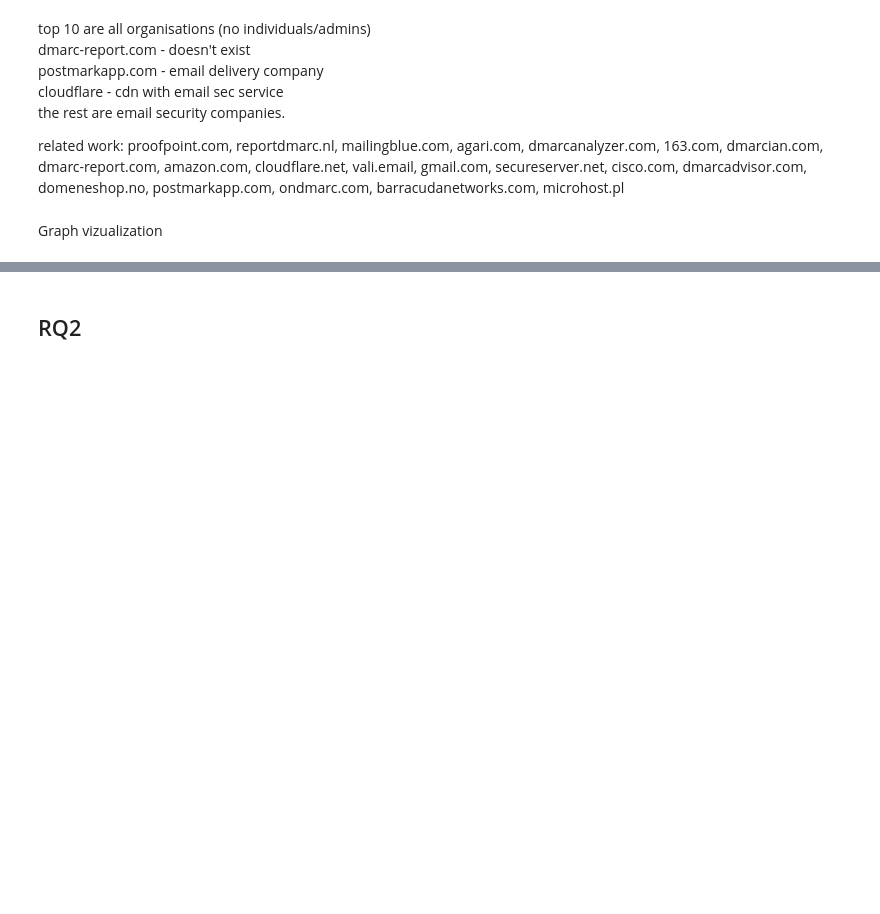
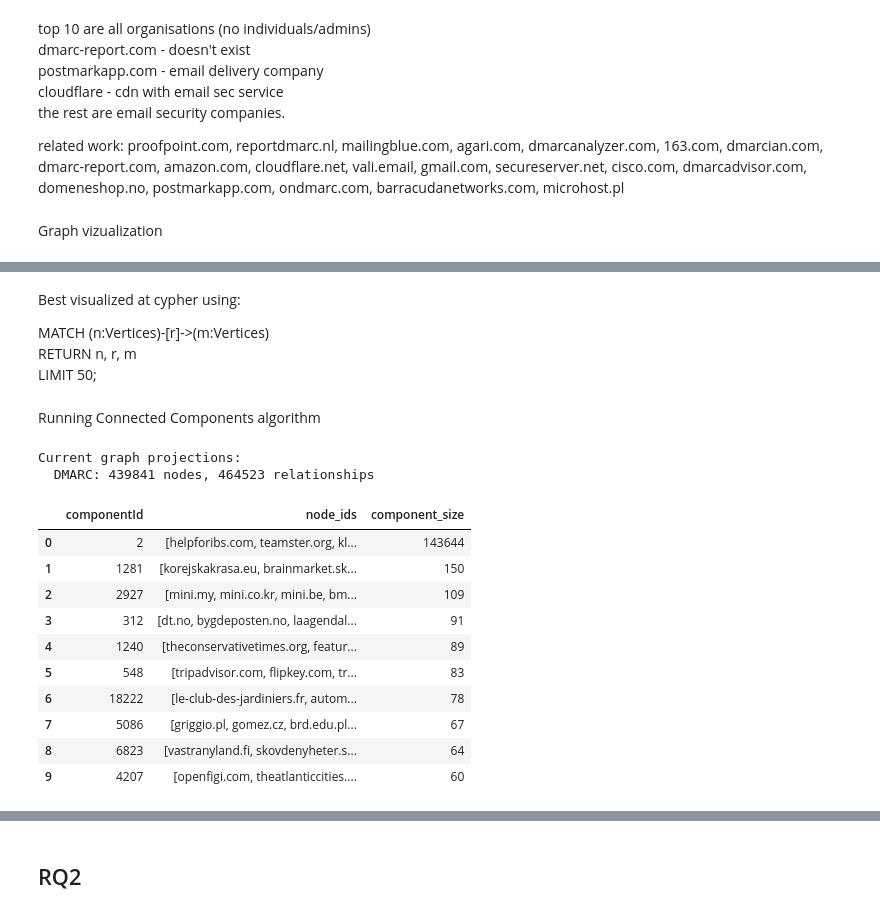
Before and after one commit to internettransparency/dmarc-cctld-research, a Jupyter notebook: notebooks/process-results.ipynb, the cells around one changed output, grey strips where cells are left out. Saved outputs shown, nothing was run; the diff lists cells and outputs as text; code cells hidden in the pictures; blank space fills up the shorter version.

```diff
--- a/notebooks/process-results.ipynb
+++ b/notebooks/process-results.ipynb
@@ -126,0 +245,60 @@ Driver closed successfully.
+# %% [markdown]
+Best visualized at cypher using:
+
+MATCH (n:Vertices)-[r]->(m:Vertices)
+RETURN n, r, m
+LIMIT 50;
+# %% [markdown]
+Running Connected Components algorithm
+# %%
+with Neo4jConnection(URI, "neo4j", NEO4J_PASSWD) as conn:
+    current_graphs = conn.query("""
+        CALL gds.graph.list()
+        YIELD graphName, nodeCount, relationshipCount
+        RETURN graphName, nodeCount, relationshipCount
+        ORDER BY graphName
+    """)
+
+    if current_graphs:
+        print("Current graph projections:")
+        for graph in current_graphs:
+            print(f"  {graph['graphName']}: {graph['nodeCount']} nodes, {graph['relationshipCount']} relationships")
+        if False: # delete graph!
+            for graph in current_graphs:
+                conn.write_query(f"CALL gds.graph.drop({graph['graphName']}) YIELD graphName;")
+                print(f"Dropped existing graph projection {graph['graphName']}.")
+    else:
+        conn.write_query("""
+            CALL gds.graph.project(
+                'DMARC',
+                'Vertices',
+                ['RUA', 'RUF']
+            )
+        """)
+# %% [output]
+Current graph projections:
+  DMARC: 439841 nodes, 464523 relationships
+# %%
+with Neo4jConnection(URI, "neo4j", NEO4J_PASSWD) as conn:
+    result_pdf = conn.query_to_df("""
+        CALL gds.wcc.stream('DMARC', {relationshipTypes: ['RUA', 'RUF']})
+        YIELD nodeId, componentId
+        RETURN  componentId,
+                collect(gds.util.asNode(nodeId).id) AS node_ids,
+                size(collect(gds.util.asNode(nodeId).id)) AS component_size
+        ORDER BY size(node_ids) DESC
+        LIMIT 10;
+    """)
+    display(result_pdf)
+# %% [output]
+|  | componentId | node_ids | component_size |
+| 0 | 2 | [helpforibs.com, teamster.org, kl... | 143644 |
+| 1 | 1281 | [korejskakrasa.eu, brainmarket.sk... | 150 |
+| 2 | 2927 | [mini.my, mini.co.kr, mini.be, bm... | 109 |
+| 3 | 312 | [dt.no, bygdeposten.no, laagendal... | 91 |
+| 4 | 1240 | [theconservativetimes.org, featur... | 89 |
+| 5 | 548 | [tripadvisor.com, flipkey.com, tr... | 83 |
+| 6 | 18222 | [le-club-des-jardiniers.fr, autom... | 78 |
+| 7 | 5086 | [griggio.pl, gomez.cz, brd.edu.pl... | 67 |
+| 8 | 6823 | [vastranyland.fi, skovdenyheter.s... | 64 |
+| 9 | 4207 | [openfigi.com, theatlanticcities.... | 60 |
```
Also changed, not shown: parts of 8 cells of this notebook.
